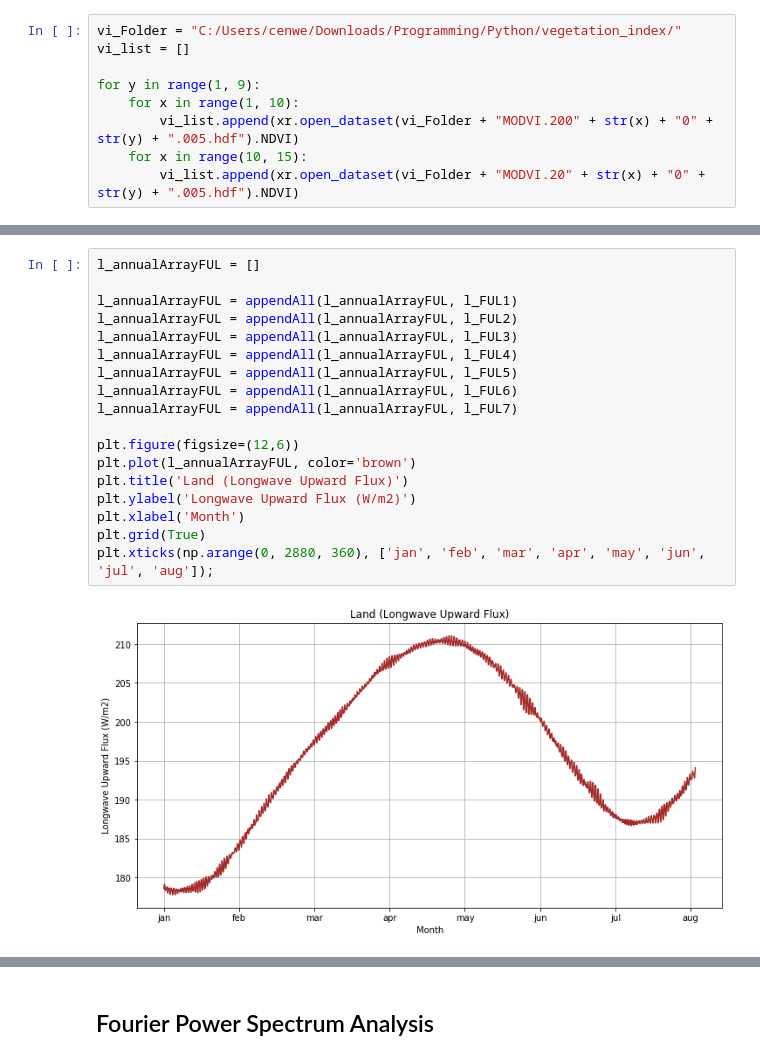
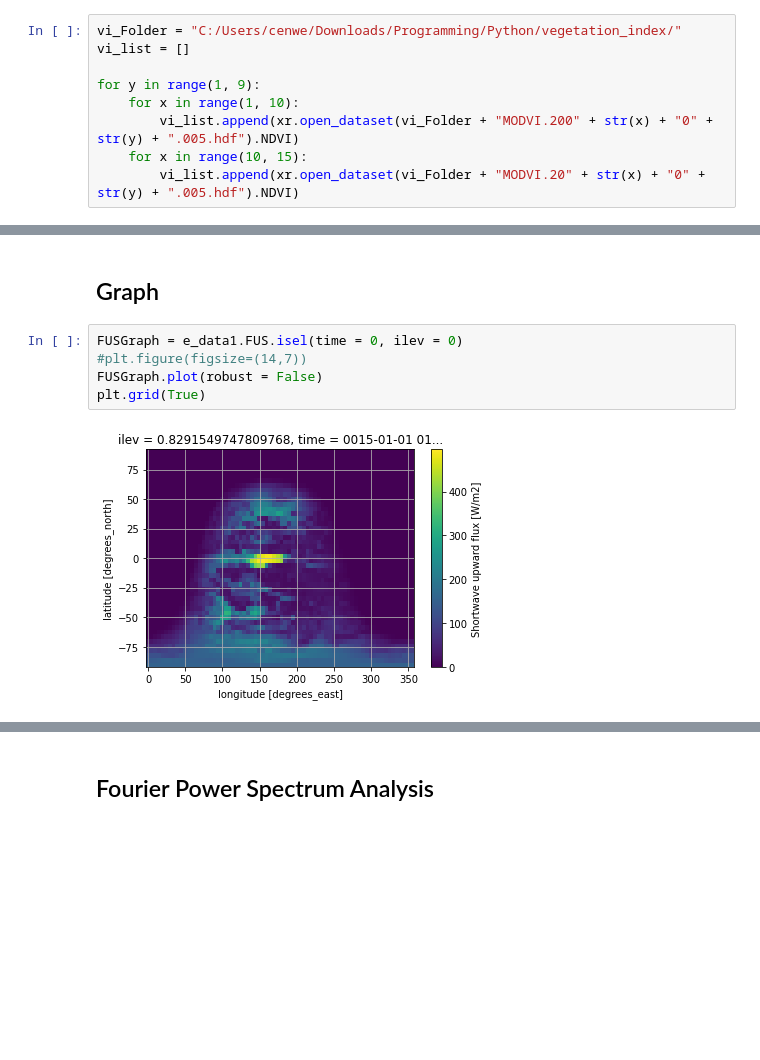
Before and after one commit to WeihongCen/Simulated-Earth-Spectral-Analysis, a Jupyter notebook: FUS_Analysis.ipynb, the cells around one changed output, grey strips where cells are left out. Drawn from its saved outputs; the diff is of its cells as text; blank space fills up the shorter version.

```diff
--- a/FUS_Analysis.ipynb
+++ b/FUS_Analysis.ipynb
@@ -381,20 +55,9 @@ plt.xticks(np.arange(0, 2880, 360), ['jan', 'feb', 'mar', 'apr', 'may', 'jun', '
-# %%
-l_annualArrayFUL = []
-
-l_annualArrayFUL = appendAll(l_annualArrayFUL, l_FUL1)
-l_annualArrayFUL = appendAll(l_annualArrayFUL, l_FUL2)
-l_annualArrayFUL = appendAll(l_annualArrayFUL, l_FUL3)
-l_annualArrayFUL = appendAll(l_annualArrayFUL, l_FUL4)
-l_annualArrayFUL = appendAll(l_annualArrayFUL, l_FUL5)
-l_annualArrayFUL = appendAll(l_annualArrayFUL, l_FUL6)
-l_annualArrayFUL = appendAll(l_annualArrayFUL, l_FUL7)
-
-plt.figure(figsize=(12,6))
-plt.plot(l_annualArrayFUL, color='brown')
-plt.title('Land (Longwave Upward Flux)')
-plt.ylabel('Longwave Upward Flux (W/m2)')
-plt.xlabel('Month')
-plt.grid(True)
-plt.xticks(np.arange(0, 2880, 360), ['jan', 'feb', 'mar', 'apr', 'may', 'jun', 'jul', 'aug']);
-# %% [output]
-[figure, removed]
+# %% [markdown]
+## Graph
+# %%
+FUSGraph = e_data1.FUS.isel(time = 0, ilev = 0)
+#plt.figure(figsize=(14,7))
+FUSGraph.plot(robust = False)
+plt.grid(True)
+# %% [output]
+[figure, added]
```
Also changed, not shown: parts of 59 cells of this notebook.
